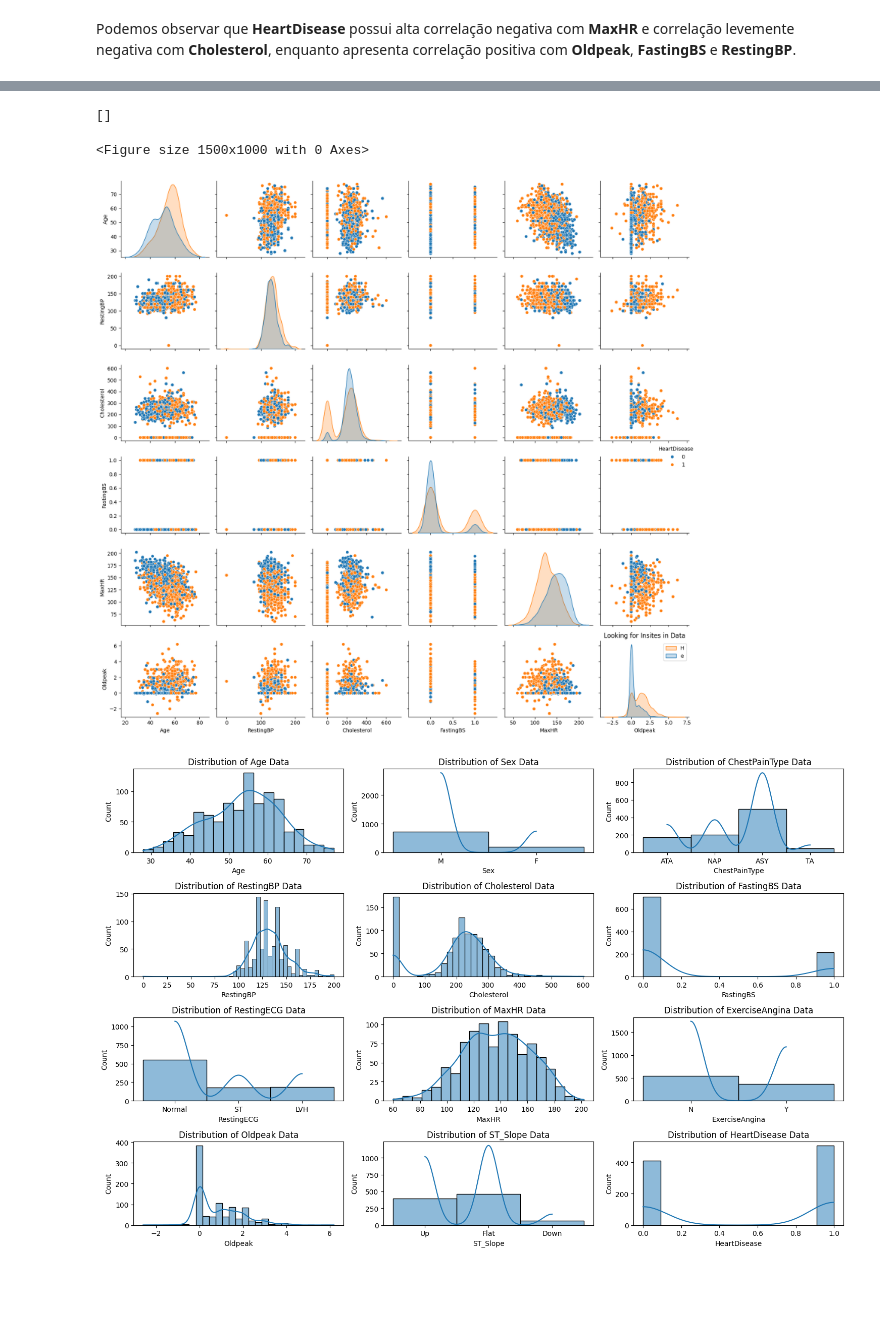
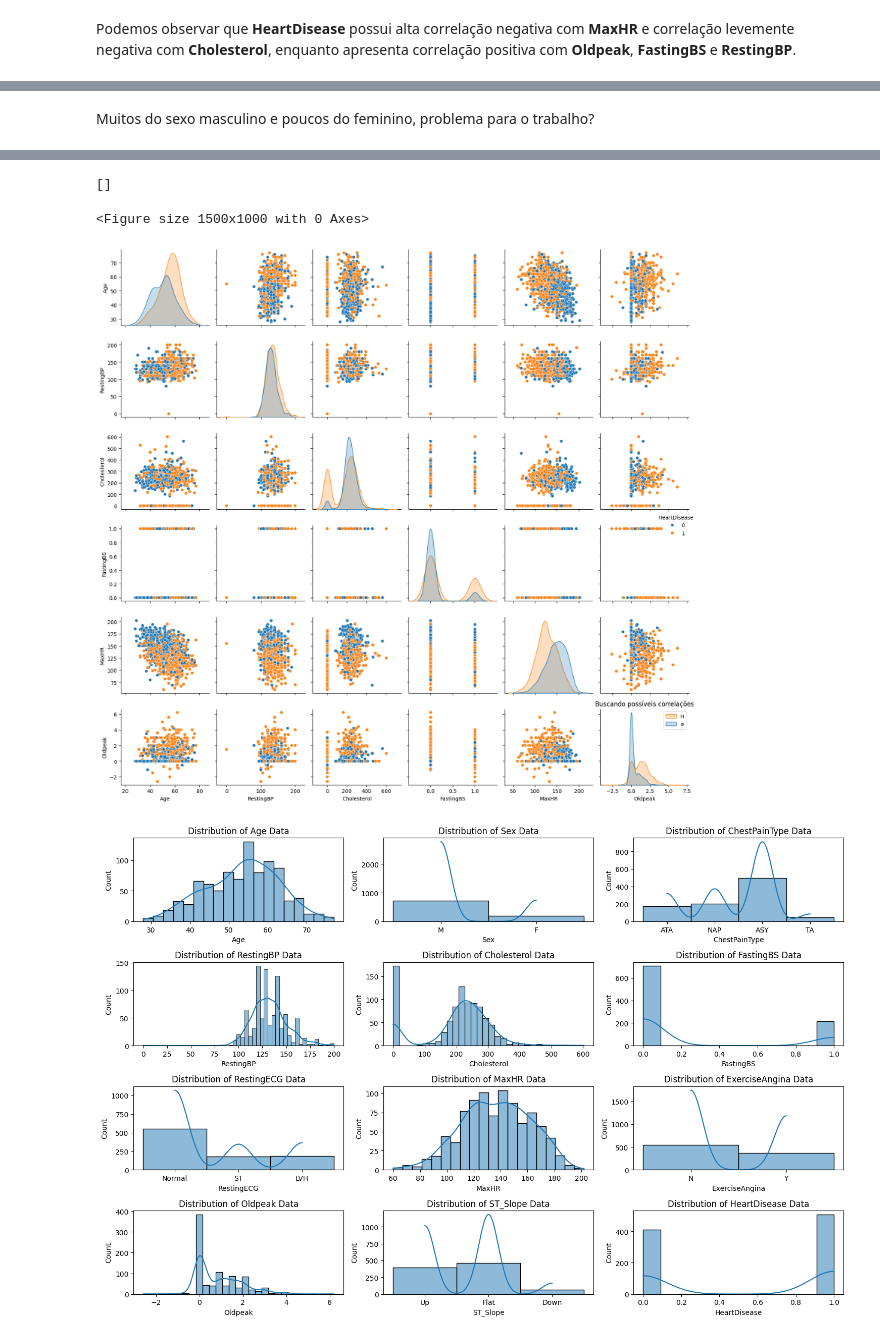
Before and after one commit to CarlosEduardo254/TrabalhoFinal_AprendMaquina, a Jupyter notebook: TrabalhoFinal.ipynb, the cells around one changed output, grey strips where cells are left out. Drawn from its saved outputs; the diff is of its cells as text; code cells hidden in the pictures; blank space fills up the shorter version.

```diff
--- a/TrabalhoFinal.ipynb
+++ b/TrabalhoFinal.ipynb
@@ -136,3 +191,5 @@ fig.show()
+# %% [markdown]
+Muitos do sexo masculino e poucos do feminino, problema para o trabalho?
 # %%
 fig=px.histogram(df,
                  x="RestingECG",
@@ -144,14 +201,14 @@ fig.show()
 # %%
 plt.figure(figsize=(15,10))
 sns.pairplot(df,hue="HeartDisease")
-plt.title("Looking for Insites in Data")
+plt.title("Buscando possíveis correlações")
 plt.legend("HeartDisease")
 plt.tight_layout()
 plt.plot()
 # %% [output]
 []
 <Figure size 1500x1000 with 0 Axes>
-[figure, old version]
+[figure, new version]
 # %%
 plt.figure(figsize=(15,10))
 for i,col in enumerate(df.columns,1):
```
Also changed, not shown: parts of 31 cells of this notebook.
